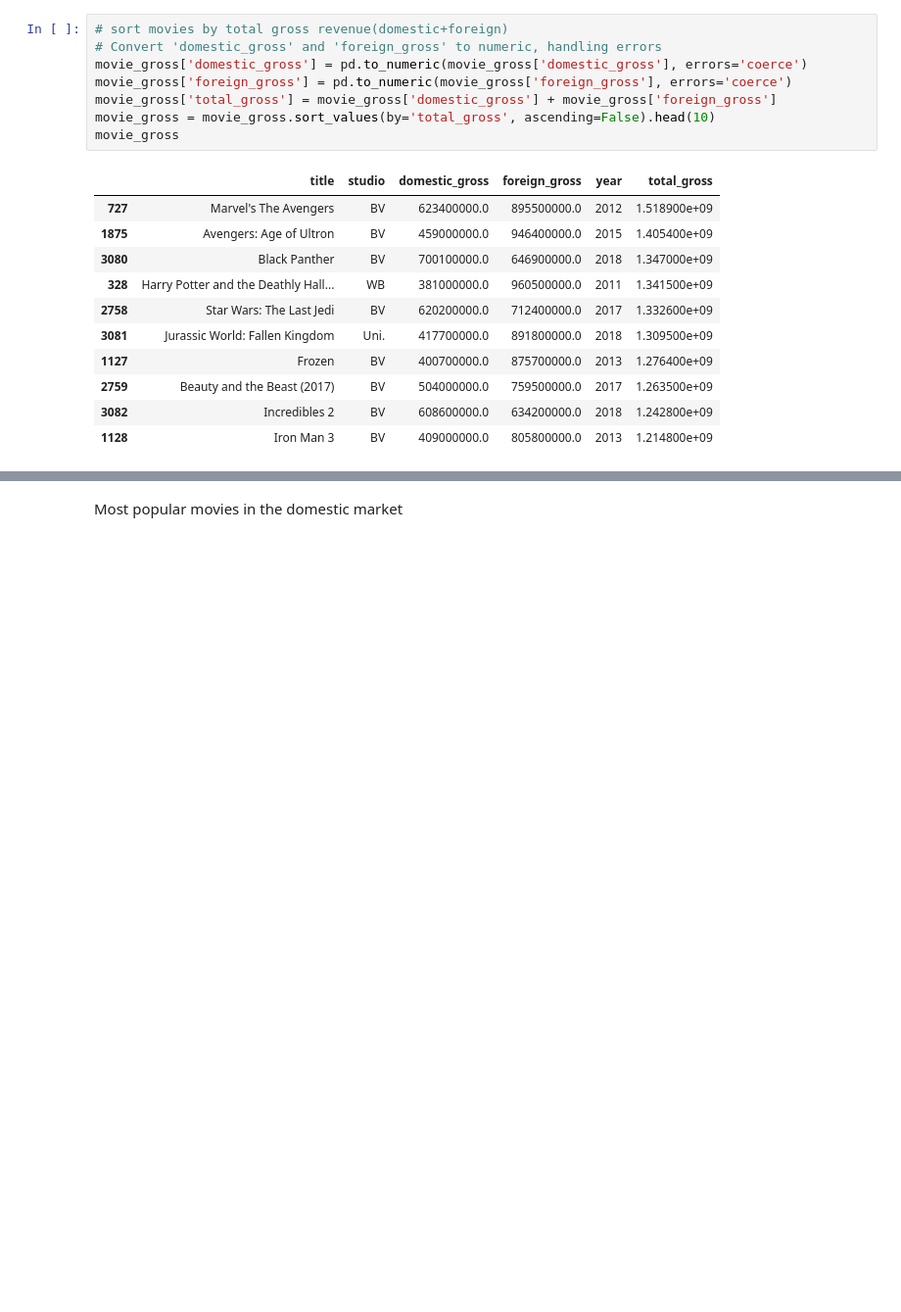
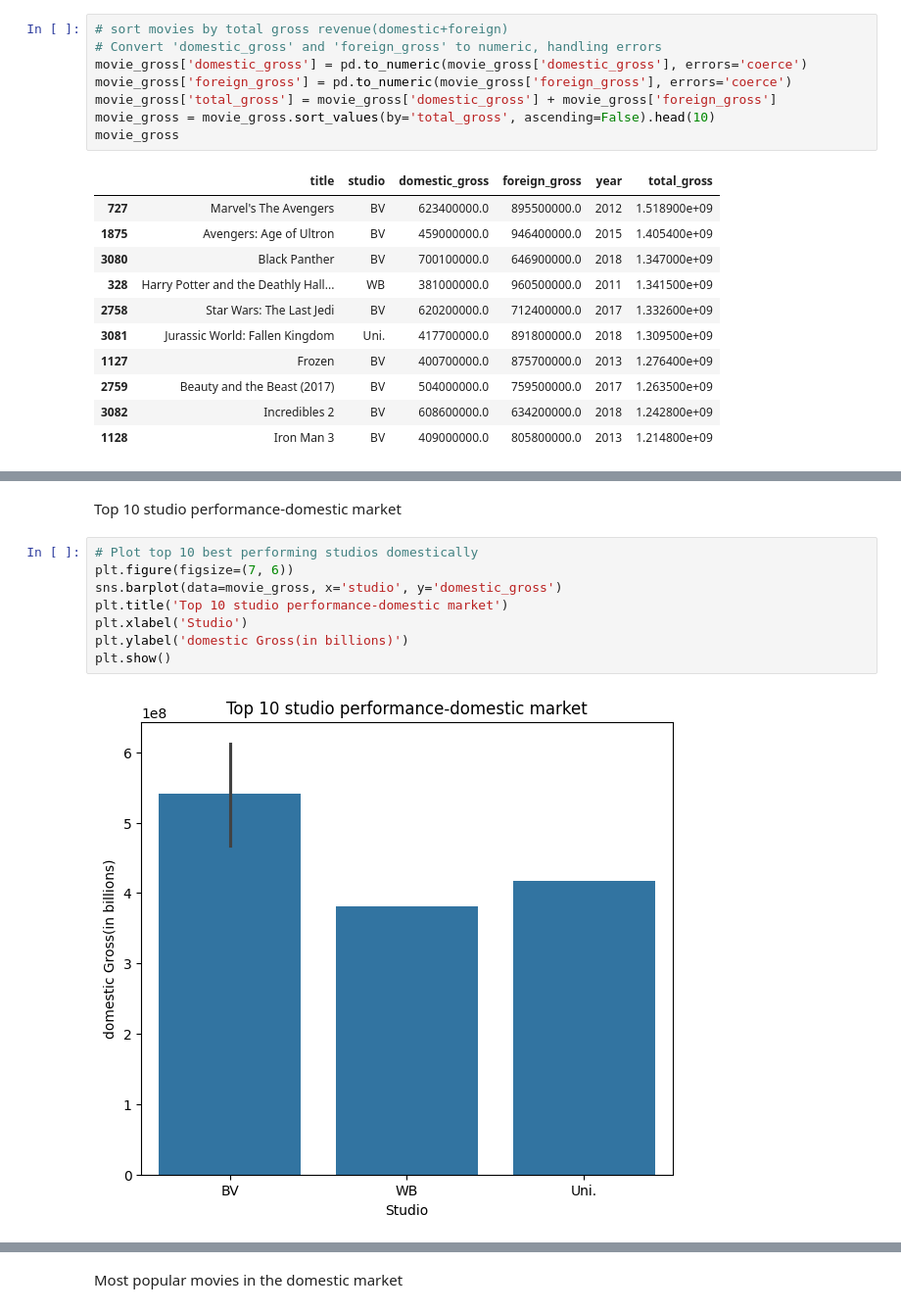
Before and after one commit to SMayienda/sarah_m, a Jupyter notebook: project1.ipynb, the cells around one changed output, grey strips where cells are left out. Shown: that part at 98% size. Saved outputs shown, nothing was run; the diff lists cells and outputs as text; blank space fills up the shorter version.

```diff
--- a/project1.ipynb
+++ b/project1.ipynb
@@ -108,0 +138,12 @@ plt.show()
+# %% [markdown]
+Top 10 studio performance-domestic market
+# %%
+# Plot top 10 best performing studios domestically
+plt.figure(figsize=(7, 6))
+sns.barplot(data=movie_gross, x='studio', y='domestic_gross')
+plt.title('Top 10 studio performance-domestic market')
+plt.xlabel('Studio')
+plt.ylabel('domestic Gross(in billions)')
+plt.show()
+# %% [output]
+[figure, added]
```
Also changed, not shown: parts of 18 cells of this notebook.
